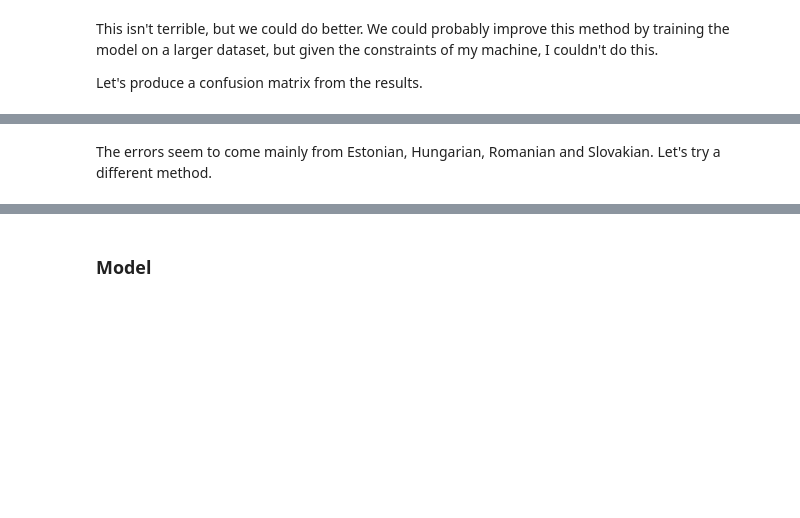
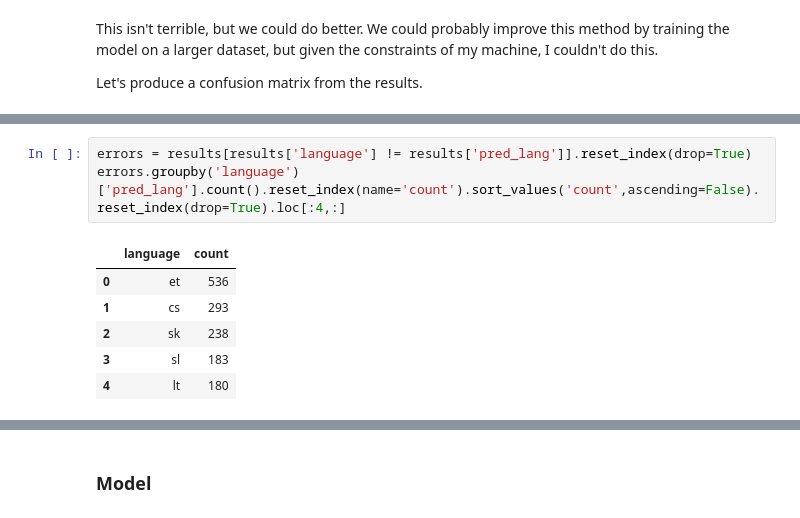
Before and after one commit to jbremz/idiom-check, a Jupyter notebook: IdiomCheck - Language Detection.ipynb, the cells around one changed output, grey strips where cells are left out. Saved outputs shown, nothing was run; the diff lists cells and outputs as text; blank space fills up the shorter version.

```diff
--- a/IdiomCheck - Language Detection.ipynb
+++ b/IdiomCheck - Language Detection.ipynb
@@ -294,4 +294,12 @@ __all__    866  920  1300  831  1347  271  517  698  1195    20762
 
 [22 rows x 22 columns]
-# %% [markdown]
-The errors seem to come mainly from Estonian, Hungarian, Romanian and Slovakian. Let's try a different method.
+# %%
+errors = results[results['language'] != results['pred_lang']].reset_index(drop=True)
+errors.groupby('language')['pred_lang'].count().reset_index(name='count').sort_values('count',ascending=False).reset_index(drop=True).loc[:4,:]
+# %% [output]
+|  | language | count |
+| 0 | et | 536 |
+| 1 | cs | 293 |
+| 2 | sk | 238 |
+| 3 | sl | 183 |
+| 4 | lt | 180 |
```
Also changed, not shown: parts of 15 cells of this notebook.
